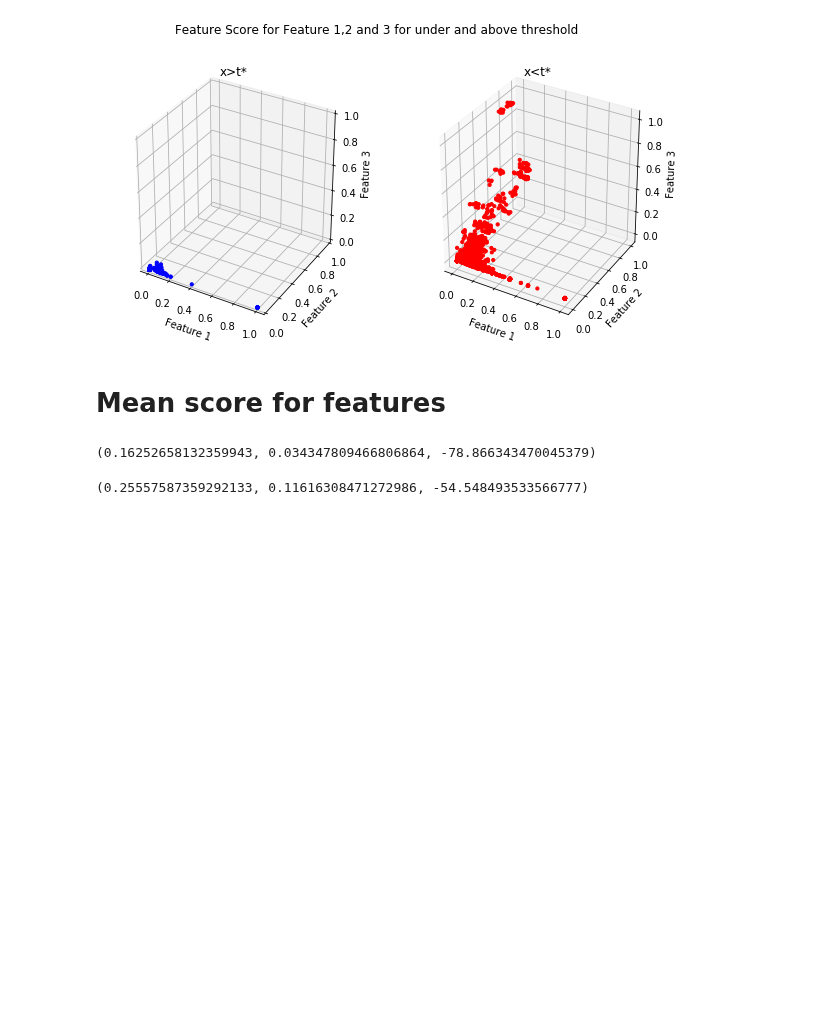
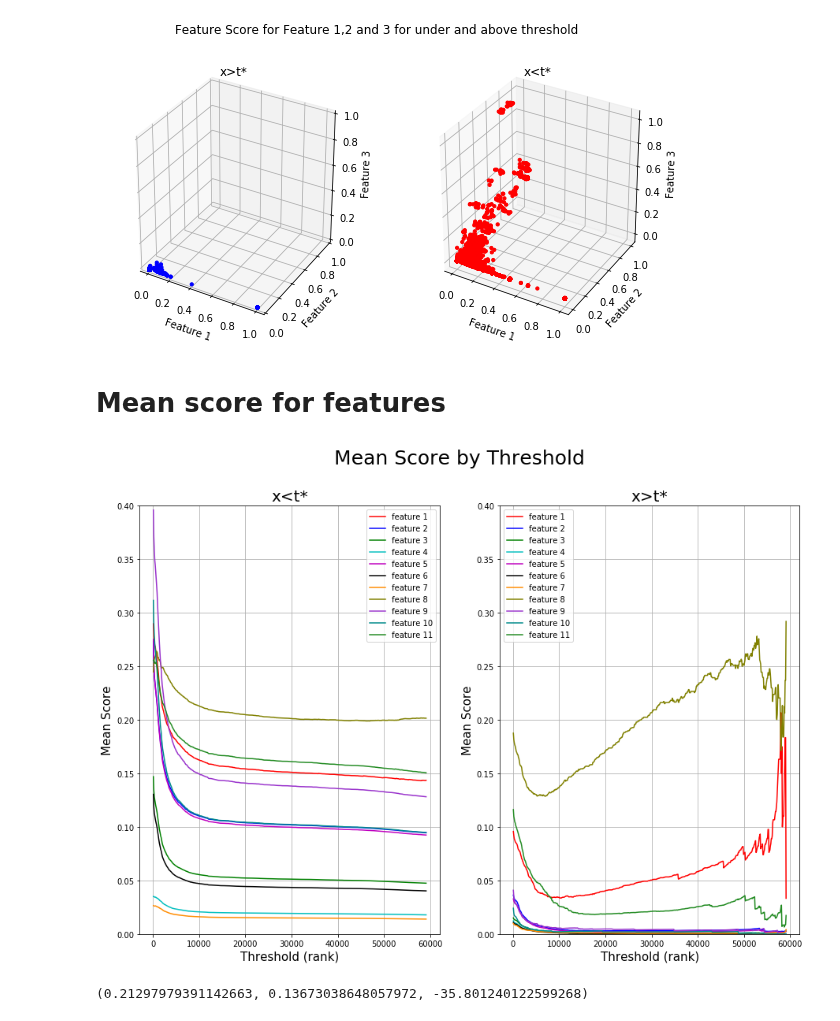
Before and after one commit to MaksimDan/160-Stackoverflow, a Jupyter notebook: source/residual_analysis/residual_analysis.ipynb, the cells around one changed output. Cells and saved outputs as stored; diff of their text form; code cells hidden in the pictures; blank space fills up the shorter version.

```diff
--- a/source/residual_analysis/residual_analysis.ipynb
+++ b/source/residual_analysis/residual_analysis.ipynb
@@ -367,7 +301,38 @@ def feature_mean(feature_num, thres_rank):
     return left_mean, right_mean, percent_diff
+# %%
+score_right = [[feature_mean(j,i)[1] for i in range(100,int(max(feature_rank['rank'])),100)] for j in range(1,12)]
+score_left = [[feature_mean(j,i)[0] for i in range(100,int(max(feature_rank['rank'])),100)] for j in range(1,12)]
+# %%
+plt.figure(figsize=(15,10))
+color = ['r','b','g','c','m','k','darkorange','olive','darkorchid','darkcyan','forestgreen']
+
+plt.subplot(1,2,1)
+for i in range(0,11):
+    plt.plot(range(100,int(max(feature_rank['rank'])),100), score_left[i], label = 'feature ' + str(i + 1), color = color[i])
+plt.ylim(0,0.4)
+plt.title('x<t*', fontsize = 20)
+plt.xlabel('Threshold (rank)', fontsize = 15)
+plt.ylabel('Mean Score', fontsize = 15)
+plt.legend()
+plt.grid()
+
+plt.subplot(1,2,2)
+for i in range(0,11):
+    plt.plot(range(100,int(max(feature_rank['rank'])),100), score_right[i], label = 'feature ' + str(i + 1), color = color[i])
+plt.ylim(0,0.4)
+plt.title('x>t*', fontsize = 20)
+plt.xlabel('Threshold (rank)', fontsize = 15)
+plt.ylabel('Mean Score', fontsize = 15)
+plt.legend()
+plt.grid()
+
+plt.suptitle('Mean Score by Threshold', fontsize = 25)
+plt.show()
+# %% [output]
+[figure, added]
 # %%
 #example for feature 1, threshold = 300
-feature_mean(1, 10000)
+feature_mean(8, 10000)
 # %% [output]
-(0.16252658132359943, 0.034347809466806864, -78.866343470045379)
+(0.21297979391142663, 0.13673038648057972, -35.801240122599268)
 # %%
@@ -377,5 +340 @@ feature3_thres_comp = [feature_mean(3,i)[2] for i in range(100, int(max(feature_
-# %%
-feature_mean(11,100)
-# %% [output]
-(0.25557587359292133, 0.11616308471272986, -54.548493533566777)
 # %%
```
Also changed, not shown: parts of 10 cells of this notebook, 1 other file.
